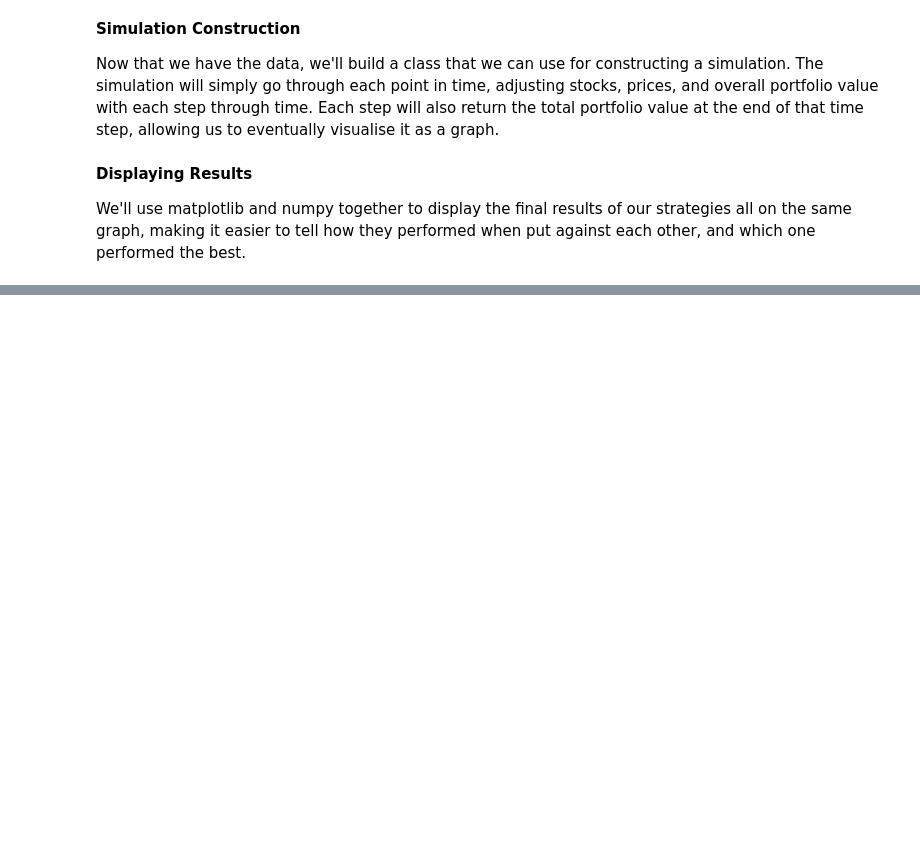
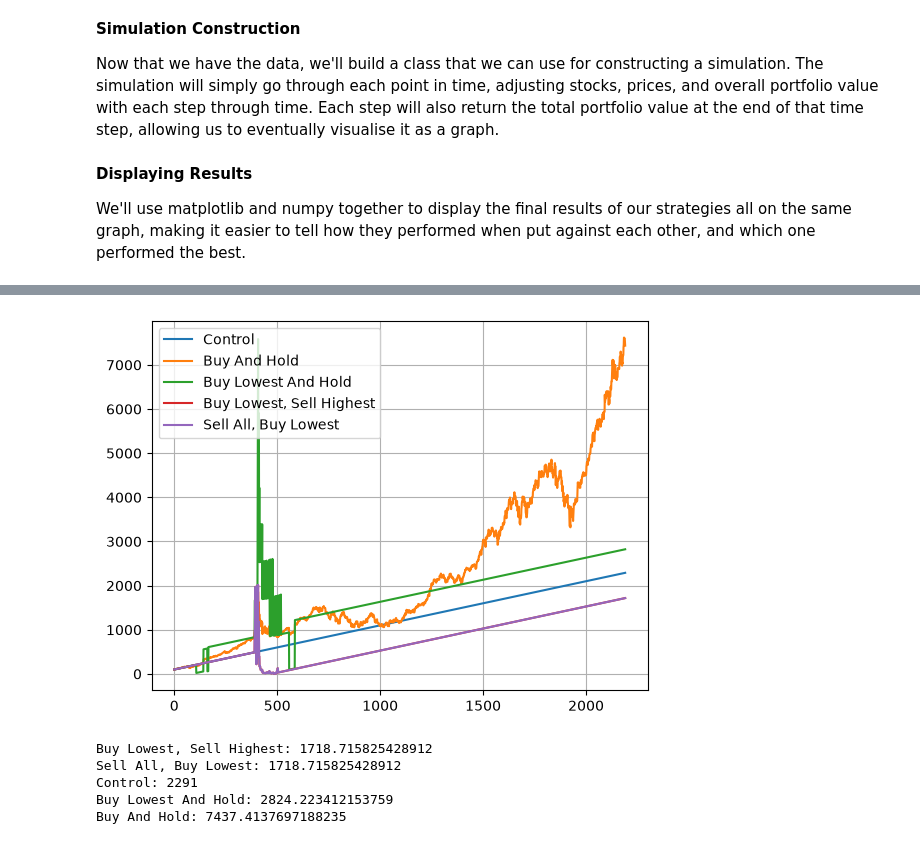
Before and after one commit to Alex-Nair/investment-algorithm, a Jupyter notebook: algorithm_tests.ipynb, the cells around one changed output, grey strips where cells are left out. Drawn from its saved outputs; the diff is of its cells as text; code cells hidden in the pictures; blank space fills up the shorter version.

```diff
--- a/algorithm_tests.ipynb
+++ b/algorithm_tests.ipynb
@@ -247,0 +310,56 @@ display_performances(simulations)
+# %%
+"""
+Strategy #1.3 - Sell All, Buy Lowest
+
+A very, VERY aggressive strategy that goes all-in on the lowest stock and sells everything whenever
+possible.
+"""
+
+class Sell_All_Buy_Lowest_Strategy(Strategy):
+    def use_strategy(self, simulation):
+        availableTickers = []
+
+        for ticker in simulation.currentStockInfo.keys():
+            if simulation.currentStockInfo[ticker] != None:
+                availableTickers.append(ticker)
+
+        if len(availableTickers) <= 0:
+            return
+
+        # First, we'll buy the lowest.
+        availhttps://www.argos.co.uk/product/1484027ableTickers.sort(key = lambda x: simulation.currentStockInfo[x]["OPEN"])
+        simulation.buy_stocks(availableTickers[0], simulation.looseCash)
+
+        # Then, sell EVERYTHING at the end of the day.
+        for ticker in simulation.currentStockInfo.keys():
+            if ticker in simulation.heldStocks:
+                simulation.sell_stocks(ticker, simulation.heldStocks[ticker], endOfDay = True)
+# %%
+# Simulate strategies.
+strategies = {
+    "Buy Lowest And Hold": Buy_Lowest_And_Hold_Strategy(),
+    "Buy Lowest, Sell Highest": Buy_Lowest_And_Sell_Highest_Strategy(),
+    "Sell All, Buy Lowest": Sell_All_Buy_Lowest_Strategy()
+}
+
+for strategy in strategies.keys():
+    newSim = Test_Simulation(dataObject)
+    newSim.simulate(strategies[strategy])
+    simulations[strategy] = newSim
+# %%
+display_performances(simulations)
+# %% [output]
+[figure, added]
+# %%
+# Strategy Performance
+simulationRankings = [simulation for simulation in (simulations.keys())]
+simulationRankings.sort(key = lambda x: simulations[x].get_portfolio_value())
+
+for simulation in simulationRankings:
+    print(f"{simulation}: {simulations[simulation].get_portfolio_value()}")
+# %% [output]
+Buy Lowest, Sell Highest: 1718.715825428912
+Sell All, Buy Lowest: 1718.715825428912
+Control: 2291
+Buy Lowest And Hold: 2824.223412153759
+Buy And Hold: 7437.4137697188235
```
Also changed, not shown: parts of 11 cells of this notebook, 3 other files.
